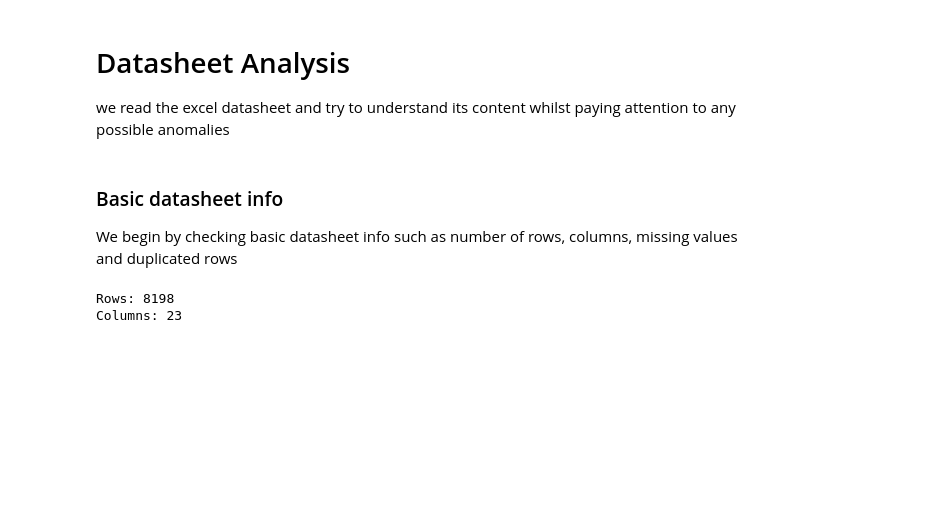
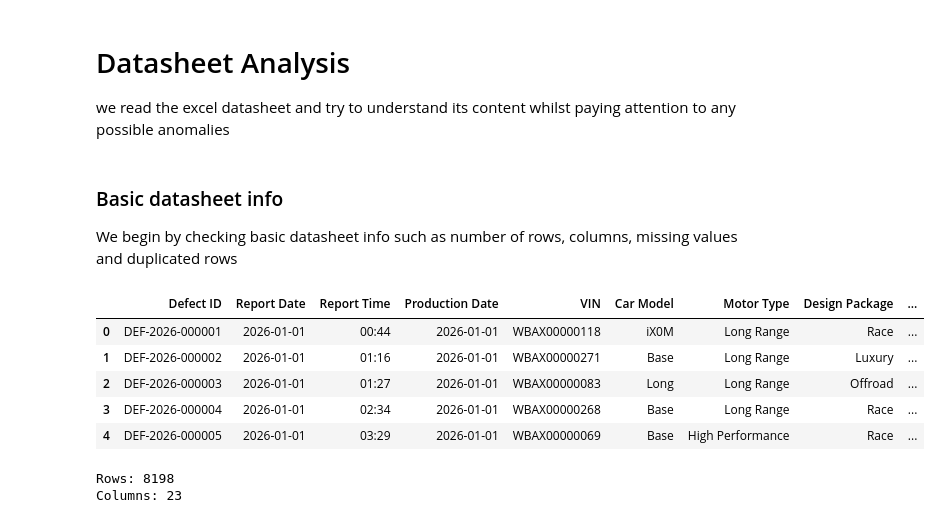
Before and after one commit to r1karim/bmw-qdboard, a Jupyter notebook: notebooks/BMW_Datasheet_handling.ipynb, the cells around one changed output. Drawn from its saved outputs; the diff is of its cells as text; code cells hidden in the pictures; blank space fills up the shorter version.

```diff
--- a/notebooks/BMW_Datasheet_handling.ipynb
+++ b/notebooks/BMW_Datasheet_handling.ipynb
@@ -13,6 +13,15 @@ pd.set_option("display.max_columns", None)
 # %% [markdown]
 ### Basic datasheet info
 We begin by checking basic datasheet info such as number of rows, columns, missing values and duplicated rows
+# %%
+df.head(5)
+# %% [output]
+|  | Defect ID | Report Date | Report Time | Production Date | VIN | Car Model | Motor Type | Design Package | ... |
+| 0 | DEF-2026-000001 | 2026-01-01 | 00:44 | 2026-01-01 | WBAX00000118 | iX0M | Long Range | Race | ... |
+| 1 | DEF-2026-000002 | 2026-01-01 | 01:16 | 2026-01-01 | WBAX00000271 | Base | Long Range | Luxury | ... |
+| 2 | DEF-2026-000003 | 2026-01-01 | 01:27 | 2026-01-01 | WBAX00000083 | Long | Long Range | Offroad | ... |
+| 3 | DEF-2026-000004 | 2026-01-01 | 02:34 | 2026-01-01 | WBAX00000268 | Base | Long Range | Race | ... |
+| 4 | DEF-2026-000005 | 2026-01-01 | 03:29 | 2026-01-01 | WBAX00000069 | Base | High Performance | Race | ... |
 # %%
 print("Datasheet Rows:", len(df))
 print("Datasheet Columns:", len(df.columns))
```
Also changed, not shown: parts of 16 cells of this notebook, 1 other file.
